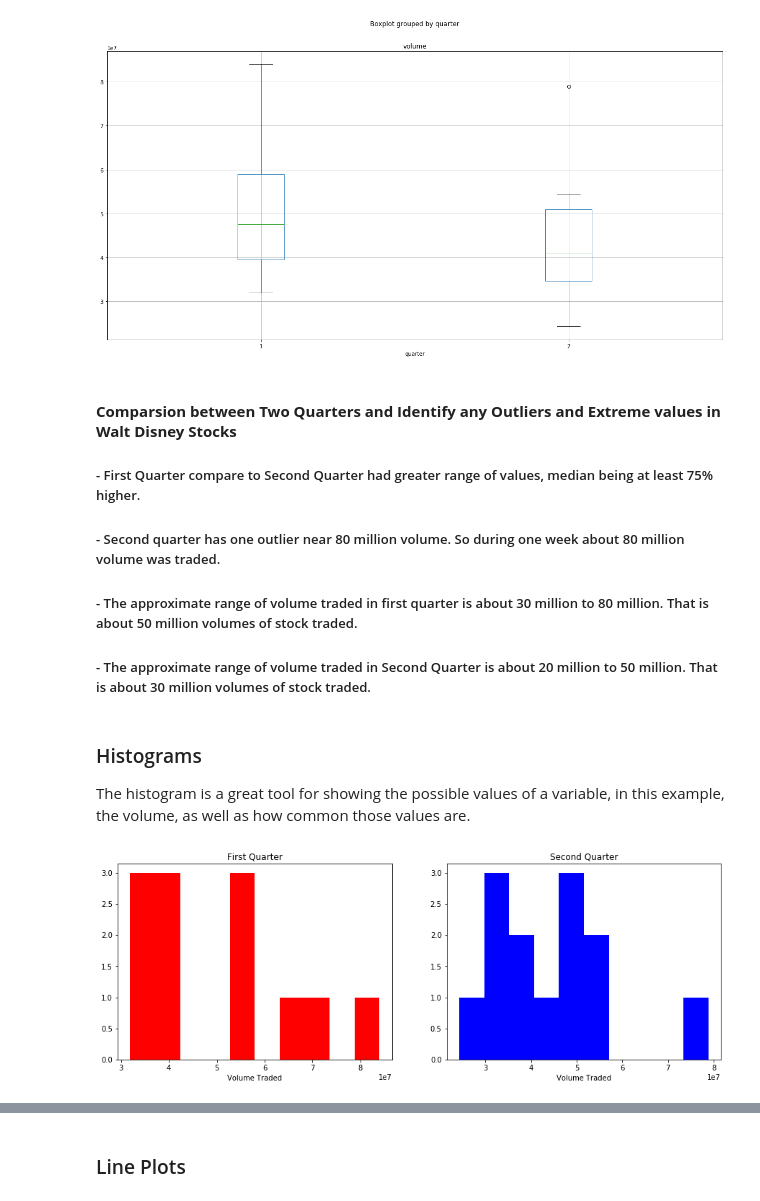
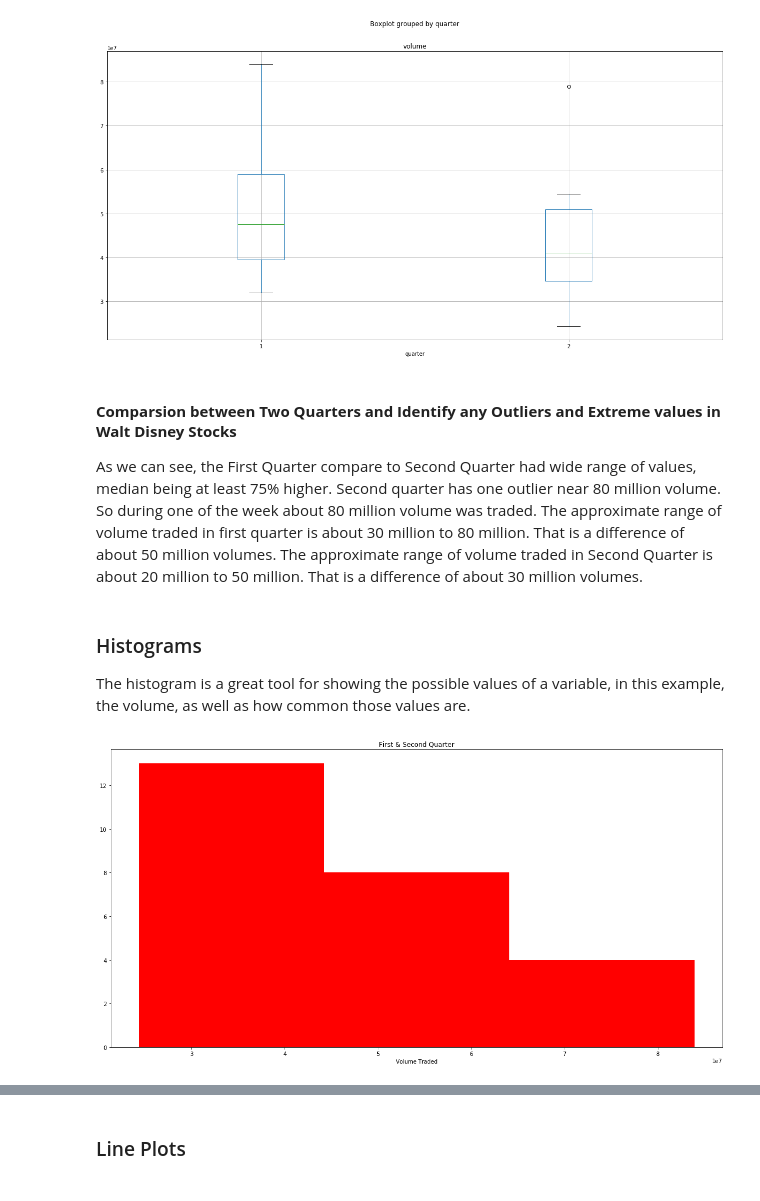
Before and after one commit to deemuni/data-visualization, a Jupyter notebook: Dow_Jones_Data_Visualization.ipynb, the cells around one changed output, grey strips where cells are left out. Saved outputs shown, nothing was run; the diff lists cells and outputs as text; code cells hidden in the pictures.

```diff
--- a/Dow_Jones_Data_Visualization.ipynb
+++ b/Dow_Jones_Data_Visualization.ipynb
@@ -145,6 +144,8 @@ len(df)
 len(df.columns)
 # %% [output]
 16
+# %%
+df['date'] = pd.to_datetime(df['date'])
 # %%
 #show data for one stock for both quarters
 dis_df = df[df.stock == 'DIS']
@@ -273,31 +281,21 @@ dis_df.boxplot(column='volume', by = 'quarter')
 # %% [markdown]
 #### __Comparsion between Two Quarters and Identify any Outliers and Extreme values in Walt Disney Stocks__
 
-##### - First Quarter compare to Second Quarter had greater range of values, median being at least 75% higher.
-##### - Second quarter has one outlier near 80 million volume. So during one week about 80 million volume was traded.
-##### -  The approximate range of volume traded in first quarter is about 30 million to 80 million. That is about 50 million volumes of stock traded.
-##### -  The approximate range of volume traded in Second Quarter is about 20 million to 50 million. That is about 30 million volumes of stock traded.
+As we can see, the First Quarter compare to Second Quarter had wide range of values, median being at least 75% higher. Second quarter has one outlier near 80 million volume. So during one of the week about 80 million volume was traded.
+The approximate range of volume traded in first quarter is about 30 million to 80 million. That is a difference of about 50 million volumes. The approximate range of volume traded in Second Quarter is about 20 million to 50 million. That is a difference of about 30 million volumes.
 # %% [markdown]
 ### Histograms
 
 The histogram is a great tool for showing the possible values of a variable, in this example, the volume, as well as how common those values are.
 # %%
 #Plot individual histograms for each of the two quarters
-plt.figure(figsize=(15, 5))
-
-plt.subplot(1, 2, 1)
-plt.hist(dis_q1['volume'], color='red')
-plt.title('First Quarter')
-plt.xlabel('Volume Traded')
-
-plt.subplot(1, 2, 2)
-plt.hist(dis_q2['volume'], color='blue')
-plt.title('Second Quarter')
+plt.hist(dis_df['volume'], color='red', bins=3)
+plt.title('First & Second Quarter')
 plt.xlabel('Volume Traded')
 
 plt.show()
 # %% [output]
-[figure, old version]
+[figure, new version]
 # %% [markdown]
 #### Seeing the Frequency of Volumes in Walt Disney Stock for each Quarters
 
```
Also changed, not shown: parts of 13 cells of this notebook.
